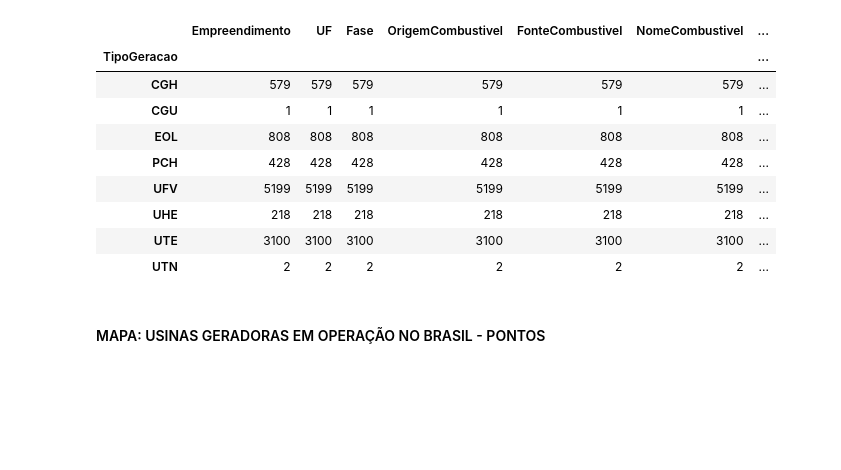
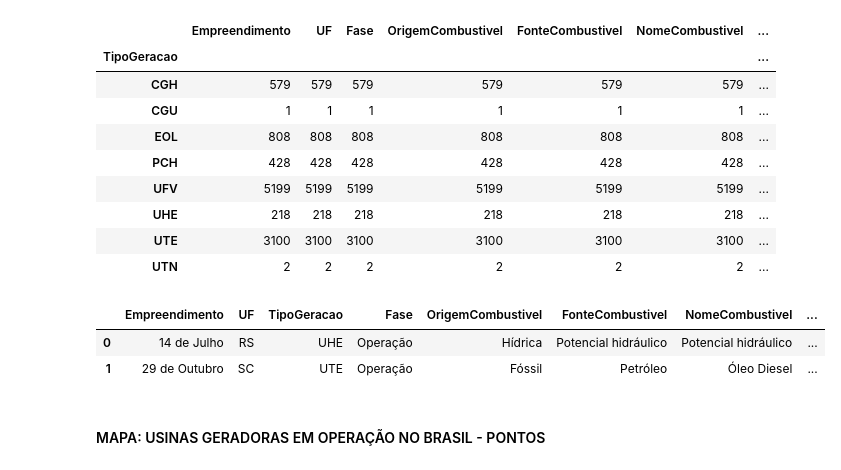
Before and after one commit to viniciusgribas/Analise_dados_geracao_BR, a Jupyter notebook: Master_Code.ipynb, the cells around one changed output. Drawn from its saved outputs; the diff is of its cells as text; code cells hidden in the pictures; blank space fills up the shorter version.

```diff
--- a/Master_Code.ipynb
+++ b/Master_Code.ipynb
@@ -315,3 +338,9 @@ df_ger.groupby('TipoGeracao').count()
 | UHE | 218 | 218 | 218 | 218 | 218 | 218 | ... |
 | UTE | 3100 | 3100 | 3100 | 3100 | 3100 | 3100 | ... |
 | UTN | 2 | 2 | 2 | 2 | 2 | 2 | ... |
+# %%
+df_ger.head(2)
+# %% [output]
+|  | Empreendimento | UF | TipoGeracao | Fase | OrigemCombustivel | FonteCombustivel | NomeCombustivel | ... |
+| 0 | 14 de Julho | RS | UHE | Operação | Hídrica | Potencial hidráulico | Potencial hidráulico | ... |
+| 1 | 29 de Outubro | SC | UTE | Operação | Fóssil | Petróleo | Óleo Diesel | ... |
```
Also changed, not shown: parts of 7 cells of this notebook, 1 other file.
